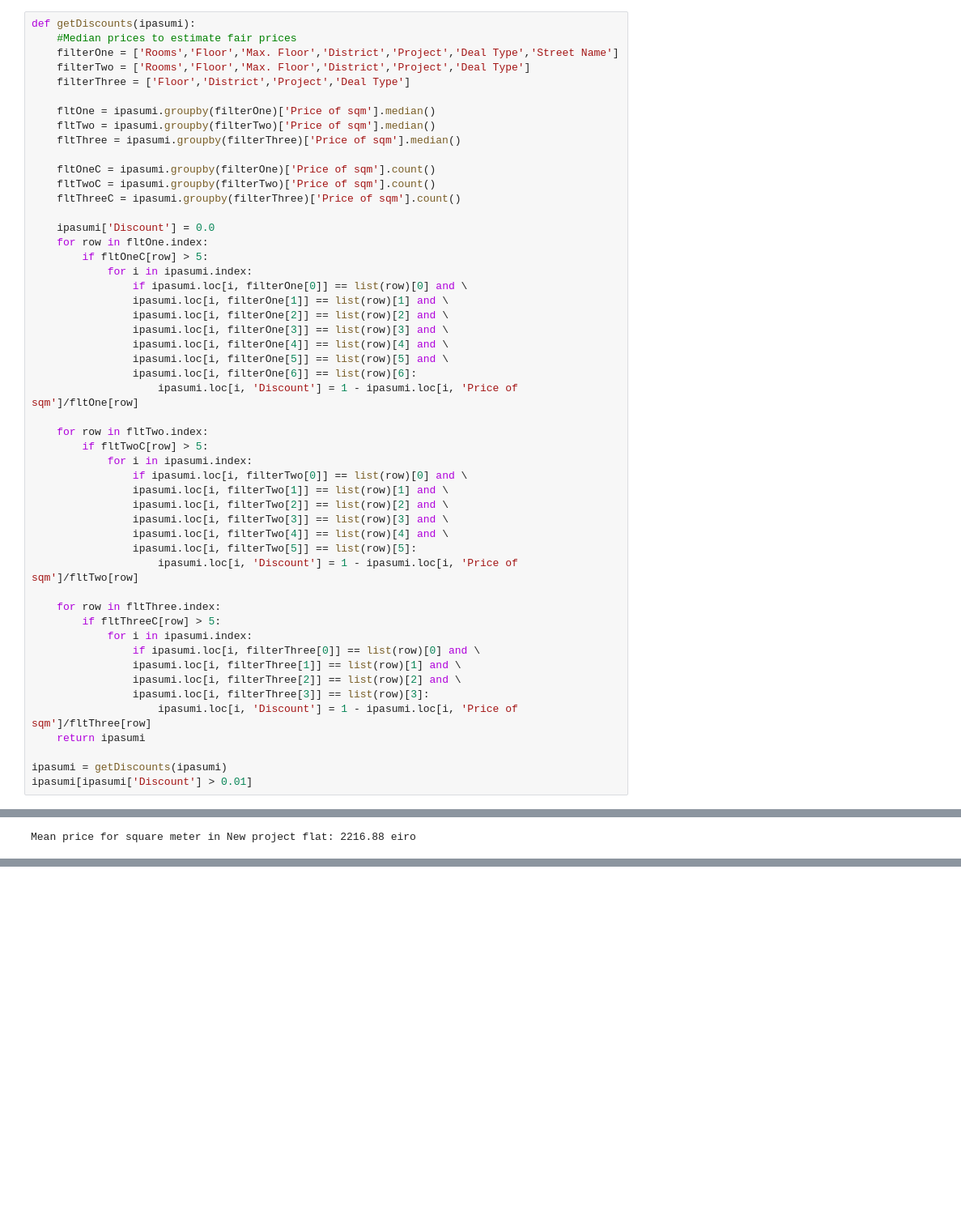
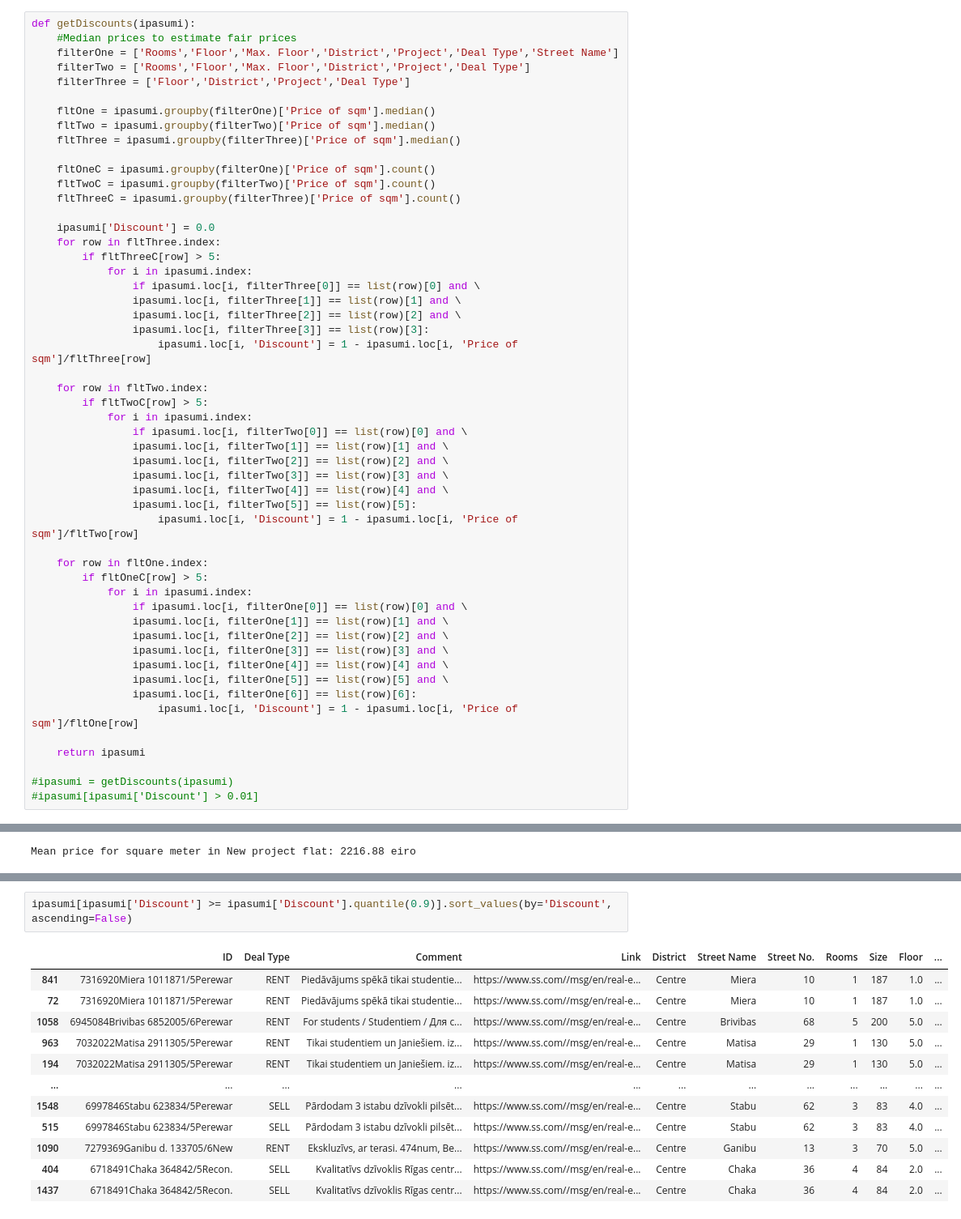
Before and after one commit to Narusi/My-Projects, a Jupyter notebook: ss dzivokli.ipynb, the cells around one changed output, grey strips where cells are left out. Shown: that part at 81% size. Cells and saved outputs as stored; diff of their text form; blank space fills up the shorter version.

```diff
--- a/ss dzivokli.ipynb
+++ b/ss dzivokli.ipynb
@@ -332,6 +333,26 @@ def getDiscounts(ipasumi):
     fltThreeC = ipasumi.groupby(filterThree)['Price of sqm'].count()
 
     ipasumi['Discount'] = 0.0
+    for row in fltThree.index:
+        if fltThreeC[row] > 5:
+            for i in ipasumi.index:
+                if ipasumi.loc[i, filterThree[0]] == list(row)[0] and \
+                ipasumi.loc[i, filterThree[1]] == list(row)[1] and \
+                ipasumi.loc[i, filterThree[2]] == list(row)[2] and \
+                ipasumi.loc[i, filterThree[3]] == list(row)[3]:
+                    ipasumi.loc[i, 'Discount'] = 1 - ipasumi.loc[i, 'Price of sqm']/fltThree[row]
+
+    for row in fltTwo.index:
+        if fltTwoC[row] > 5:
+            for i in ipasumi.index:
+                if ipasumi.loc[i, filterTwo[0]] == list(row)[0] and \
+                ipasumi.loc[i, filterTwo[1]] == list(row)[1] and \
+                ipasumi.loc[i, filterTwo[2]] == list(row)[2] and \
+                ipasumi.loc[i, filterTwo[3]] == list(row)[3] and \
+                ipasumi.loc[i, filterTwo[4]] == list(row)[4] and \
+                ipasumi.loc[i, filterTwo[5]] == list(row)[5]:
+                    ipasumi.loc[i, 'Discount'] = 1 - ipasumi.loc[i, 'Price of sqm']/fltTwo[row]
+
     for row in fltOne.index:
         if fltOneC[row] > 5:
             for i in ipasumi.index:
@@ -344,26 +365,7 @@ def getDiscounts(ipasumi):
                 ipasumi.loc[i, filterOne[6]] == list(row)[6]:
                     ipasumi.loc[i, 'Discount'] = 1 - ipasumi.loc[i, 'Price of sqm']/fltOne[row]
 
-    for row in fltTwo.index:
-        if fltTwoC[row] > 5:
-            for i in ipasumi.index:
-                if ipasumi.loc[i, filterTwo[0]] == list(row)[0] and \
-                ipasumi.loc[i, filterTwo[1]] == list(row)[1] and \
-                ipasumi.loc[i, filterTwo[2]] == list(row)[2] and \
-                ipasumi.loc[i, filterTwo[3]] == list(row)[3] and \
-                ipasumi.loc[i, filterTwo[4]] == list(row)[4] and \
-                ipasumi.loc[i, filterTwo[5]] == list(row)[5]:
-                    ipasumi.loc[i, 'Discount'] = 1 - ipasumi.loc[i, 'Price of sqm']/fltTwo[row]
-
-    for row in fltThree.index:
-        if fltThreeC[row] > 5:
-            for i in ipasumi.index:
-                if ipasumi.loc[i, filterThree[0]] == list(row)[0] and \
-                ipasumi.loc[i, filterThree[1]] == list(row)[1] and \
-                ipasumi.loc[i, filterThree[2]] == list(row)[2] and \
-                ipasumi.loc[i, filterThree[3]] == list(row)[3]:
-                    ipasumi.loc[i, 'Discount'] = 1 - ipasumi.loc[i, 'Price of sqm']/fltThree[row]
     return ipasumi
 
-ipasumi = getDiscounts(ipasumi)
-ipasumi[ipasumi['Discount'] > 0.01]
+#ipasumi = getDiscounts(ipasumi)
+#ipasumi[ipasumi['Discount'] > 0.01]
@@ -425,0 +411,15 @@ except:
+# %%
+ipasumi[ipasumi['Discount'] >= ipasumi['Discount'].quantile(0.9)].sort_values(by='Discount', ascending=False)
+# %% [output]
+|  | ID | Deal Type | Comment | Link | District | Street Name | Street No. | Rooms | Size | Floor | ... |
+| 841 | 7316920Miera 1011871/5Perewar | RENT | Piedāvājums spēkā tikai studentie... | https://www.ss.com//msg/en/real-e... | Centre | Miera | 10 | 1 | 187 | 1.0 | ... |
+| 72 | 7316920Miera 1011871/5Perewar | RENT | Piedāvājums spēkā tikai studentie... | https://www.ss.com//msg/en/real-e... | Centre | Miera | 10 | 1 | 187 | 1.0 | ... |
+| 1058 | 6945084Brivibas 6852005/6Perewar | RENT | For students / Studentiem / Для с... | https://www.ss.com//msg/en/real-e... | Centre | Brivibas | 68 | 5 | 200 | 5.0 | ... |
+| 963 | 7032022Matisa 2911305/5Perewar | RENT | Tikai studentiem un Janiešiem. iz... | https://www.ss.com//msg/en/real-e... | Centre | Matisa | 29 | 1 | 130 | 5.0 | ... |
+| 194 | 7032022Matisa 2911305/5Perewar | RENT | Tikai studentiem un Janiešiem. iz... | https://www.ss.com//msg/en/real-e... | Centre | Matisa | 29 | 1 | 130 | 5.0 | ... |
+| ... | ... | ... | ... | ... | ... | ... | ... | ... | ... | ... | ... |
+| 1548 | 6997846Stabu 623834/5Perewar | SELL | Pārdodam 3 istabu dzīvokli pilsēt... | https://www.ss.com//msg/en/real-e... | Centre | Stabu | 62 | 3 | 83 | 4.0 | ... |
+| 515 | 6997846Stabu 623834/5Perewar | SELL | Pārdodam 3 istabu dzīvokli pilsēt... | https://www.ss.com//msg/en/real-e... | Centre | Stabu | 62 | 3 | 83 | 4.0 | ... |
+| 1090 | 7279369Ganibu d. 133705/6New | RENT | Ekskluzīvs, ar terasi. 474num, Be... | https://www.ss.com//msg/en/real-e... | Centre | Ganibu | 13 | 3 | 70 | 5.0 | ... |
+| 404 | 6718491Chaka 364842/5Recon. | SELL | Kvalitatīvs dzīvoklis Rīgas centr... | https://www.ss.com//msg/en/real-e... | Centre | Chaka | 36 | 4 | 84 | 2.0 | ... |
+| 1437 | 6718491Chaka 364842/5Recon. | SELL | Kvalitatīvs dzīvoklis Rīgas centr... | https://www.ss.com//msg/en/real-e... | Centre | Chaka | 36 | 4 | 84 | 2.0 | ... |
```
Also changed, not shown: parts of 4 cells of this notebook.
